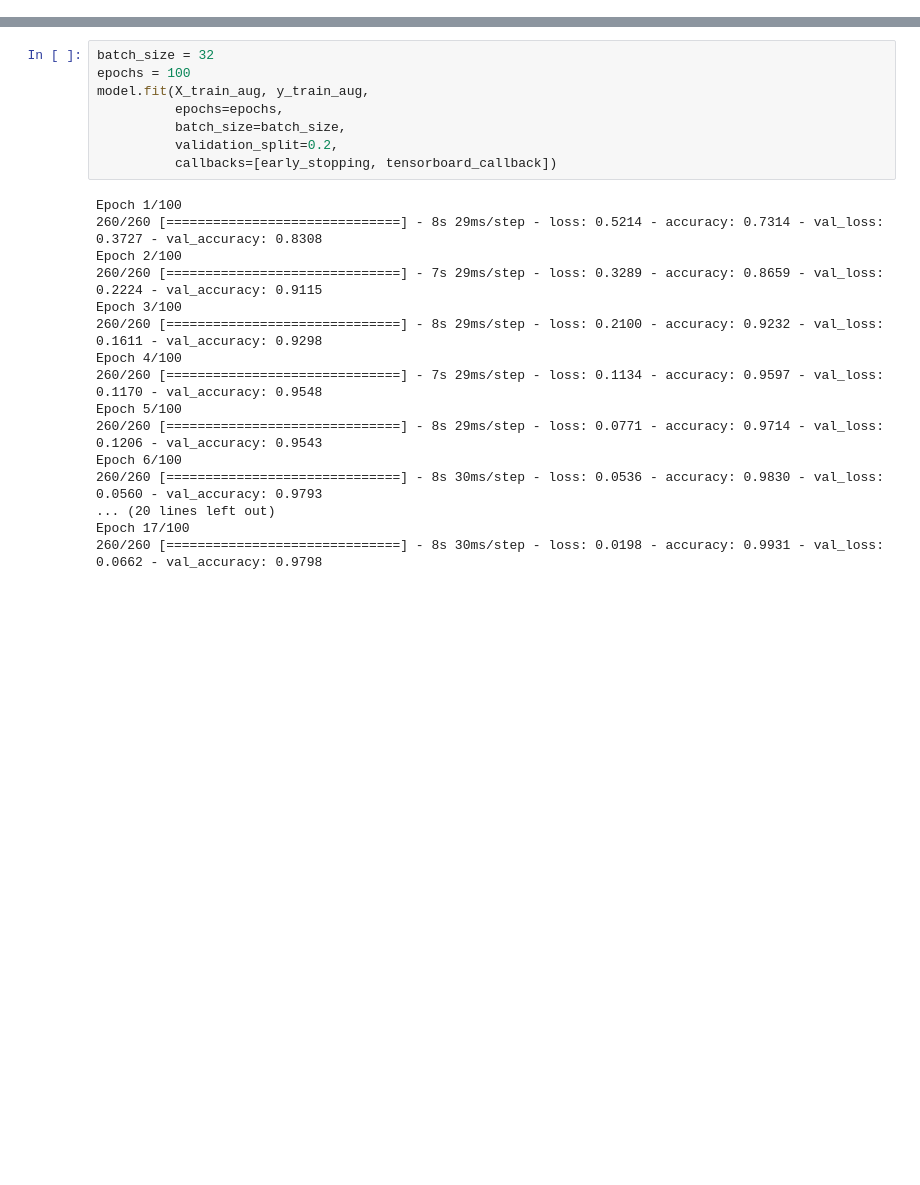
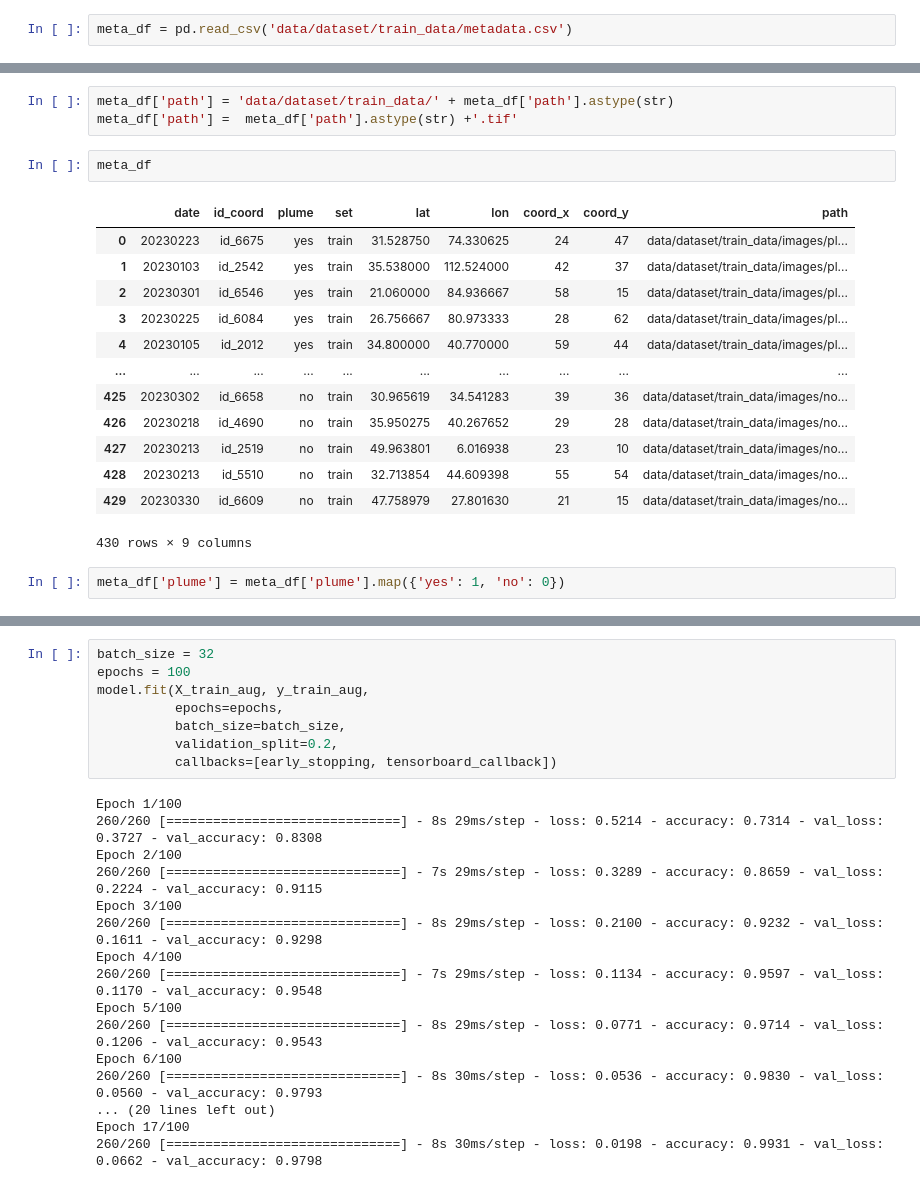
Before and after one commit to guillaumedherouville/mckinsey-methane-hackathon, a Jupyter notebook: notebooks/ModelTraining.ipynb, the cells around one changed output, grey strips where cells are left out. Cells and saved outputs as stored; diff of their text form; blank space fills up the shorter version.

```diff
--- a/notebooks/ModelTraining.ipynb
+++ b/notebooks/ModelTraining.ipynb
@@ -14 +15,3 @@ import datetime
 from sklearn.model_selection import GroupShuffleSplit
+# %%
+meta_df = pd.read_csv('data/dataset/train_data/metadata.csv')
@@ -14,0 +45,21 @@ from sklearn.model_selection import GroupShuffleSplit
+# %%
+meta_df['path'] = 'data/dataset/train_data/' + meta_df['path'].astype(str)
+meta_df['path'] =  meta_df['path'].astype(str) +'.tif'
+# %%
+meta_df
+# %% [output]
+|  | date | id_coord | plume | set | lat | lon | coord_x | coord_y | path |
+| 0 | 20230223 | id_6675 | yes | train | 31.528750 | 74.330625 | 24 | 47 | data/dataset/train_data/images/pl... |
+| 1 | 20230103 | id_2542 | yes | train | 35.538000 | 112.524000 | 42 | 37 | data/dataset/train_data/images/pl... |
+| 2 | 20230301 | id_6546 | yes | train | 21.060000 | 84.936667 | 58 | 15 | data/dataset/train_data/images/pl... |
+| 3 | 20230225 | id_6084 | yes | train | 26.756667 | 80.973333 | 28 | 62 | data/dataset/train_data/images/pl... |
+| 4 | 20230105 | id_2012 | yes | train | 34.800000 | 40.770000 | 59 | 44 | data/dataset/train_data/images/pl... |
+| ... | ... | ... | ... | ... | ... | ... | ... | ... | ... |
+| 425 | 20230302 | id_6658 | no | train | 30.965619 | 34.541283 | 39 | 36 | data/dataset/train_data/images/no... |
+| 426 | 20230218 | id_4690 | no | train | 35.950275 | 40.267652 | 29 | 28 | data/dataset/train_data/images/no... |
+| 427 | 20230213 | id_2519 | no | train | 49.963801 | 6.016938 | 23 | 10 | data/dataset/train_data/images/no... |
+| 428 | 20230213 | id_5510 | no | train | 32.713854 | 44.609398 | 55 | 54 | data/dataset/train_data/images/no... |
+| 429 | 20230330 | id_6609 | no | train | 47.758979 | 27.801630 | 21 | 15 | data/dataset/train_data/images/no... |
+430 rows × 9 columns
+# %%
+meta_df['plume'] = meta_df['plume'].map({'yes': 1, 'no': 0})
```
Also changed, not shown: parts of 21 cells of this notebook.
